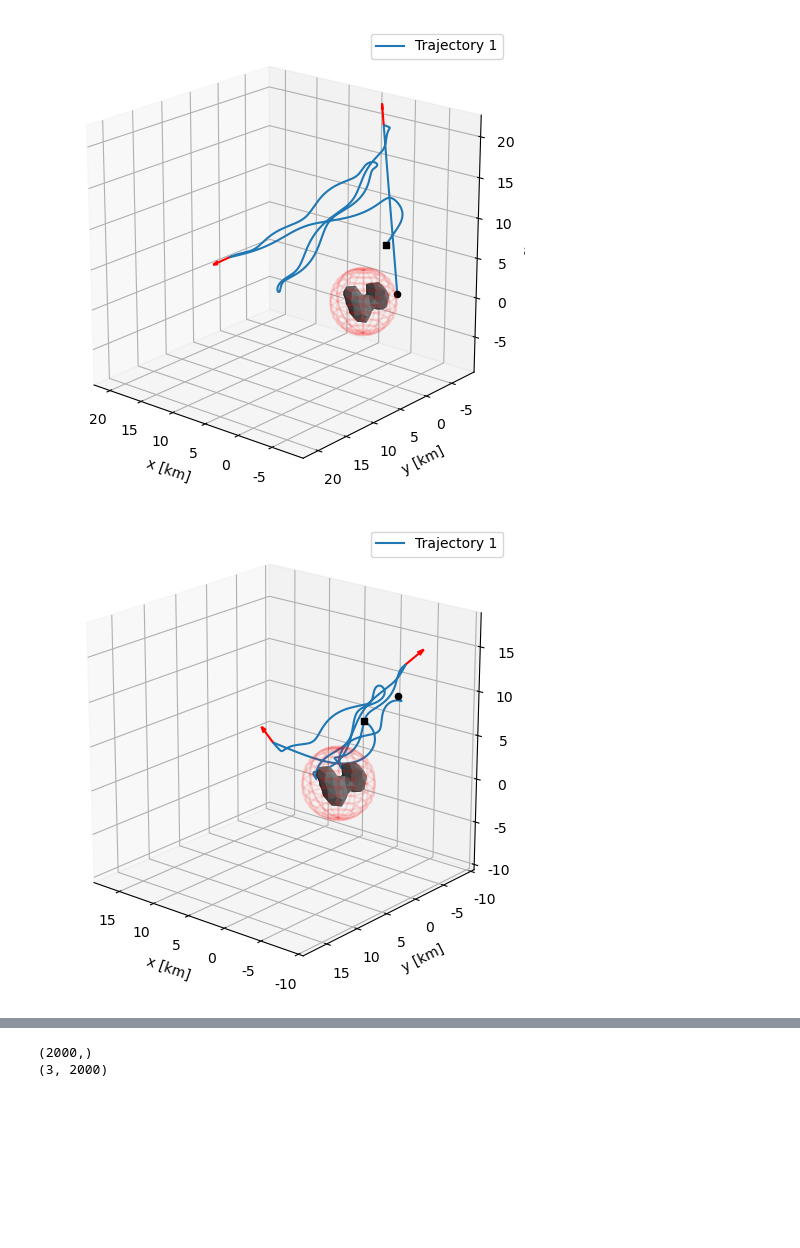
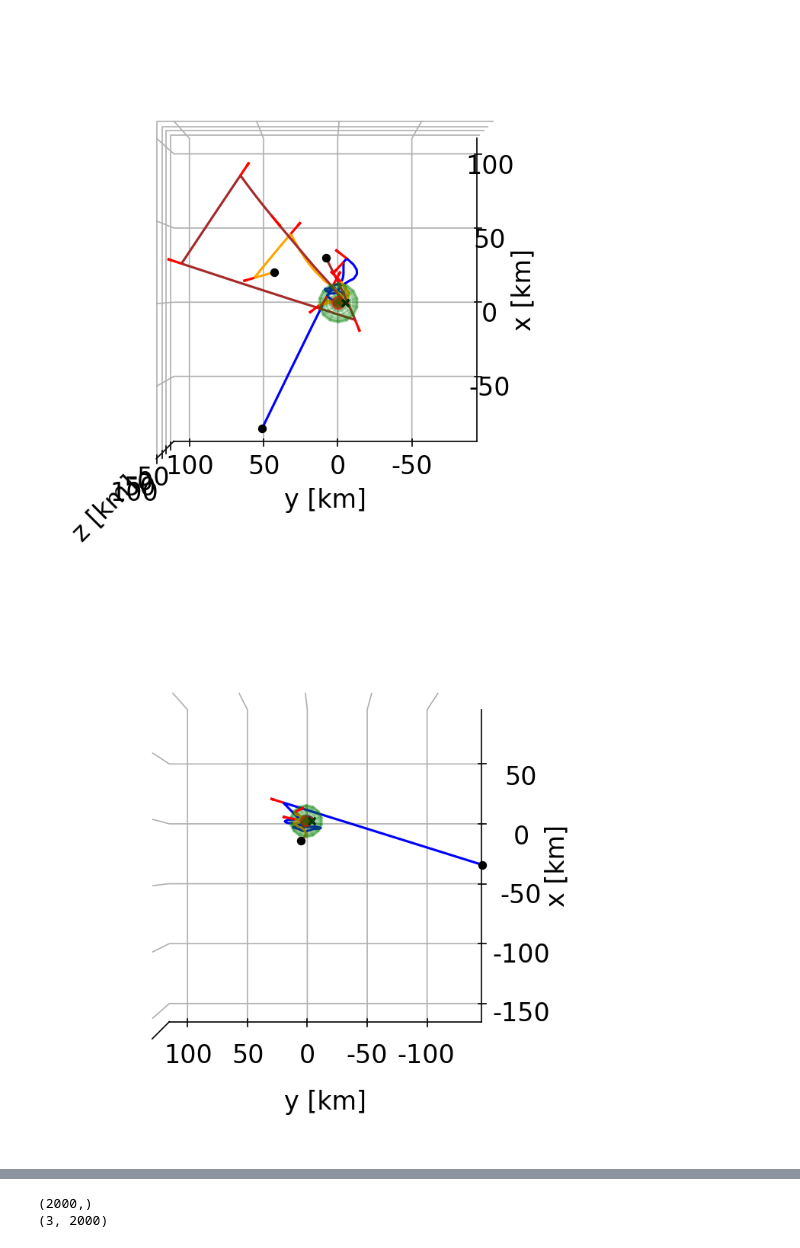
Before and after one commit to rasmusmarak/TOSS, a Jupyter notebook: plot_results.ipynb, the cells around one changed output, grey strips where cells are left out. Saved outputs shown, nothing was run; the diff lists cells and outputs as text; code cells hidden in the pictures; blank space fills up the shorter version.

```diff
--- a/plot_results.ipynb
+++ b/plot_results.ipynb
@@ -23,9 +24,6 @@ Using numpy backend
 # %%
 args = setup_parameters()
-x = np.genfromtxt('champion_x.csv', delimiter=',')
-
-args.problem.number_of_spacecrafts = 1
-args.problem.number_of_maneuvers = 2
+x = np.genfromtxt('final_champion_x.csv', delimiter=',')
 
 # Separate each chromosome representing an induvidual spacecraft:
 list_of_spacecrafts = np.array_split(x, args.problem.number_of_spacecrafts)
@@ -92,0 +152,30 @@ fitness:  0.020040686274509806
+# %%
+args.problem.number_of_spacecrafts = 4
+position_list =  np.array_split(positions,args.problem.number_of_spacecrafts, axis=1)
+maneuver_positions_list =  np.array_split(maneuver_positions,args.problem.number_of_spacecrafts, axis=1)
+maneuver_unit_vectors_list =  np.array_split(maneuver_unit_vectors,args.problem.number_of_spacecrafts, axis=1)
+
+# split arrays:
+#Spacecraft 1-2
+positions_spaceraft_one_and_two = np.hstack((position_list[0], position_list[1]))
+maneuver_positions_spaceraft_one_and_two = np.hstack((maneuver_positions_list[0], maneuver_positions_list[1]))
+maneuver_unit_vectors_one_and_two = np.hstack((maneuver_unit_vectors_list[0], maneuver_unit_vectors_list[1]))
+
+#Spacecraft 3-4
+positions_spaceraft_three_and_four = np.hstack((position_list[2], position_list[3]))
+maneuver_positions_spaceraft_three_and_four = np.hstack((maneuver_positions_list[2], maneuver_positions_list[3]))
+maneuver_unit_vectors_three_and_four = np.hstack((maneuver_unit_vectors_list[2], maneuver_unit_vectors_list[3]))
+
+args.problem.number_of_spacecrafts = 2
+# %%
+args.mesh.mesh_path = "3dmeshes/churyumov-gerasimenko.pk"
+
+# Create mesh of body:
+args.mesh.body, args.mesh.vertices, args.mesh.faces, args.mesh.largest_body_protuberant = create_mesh(args.mesh.mesh_path)
+print(args.mesh.vertices.shape)
+print(args.mesh.faces.shape)
+print(args.mesh.largest_body_protuberant)
+
+angle = [0,180]
+
+plot_UDP_3D(args, positions, maneuver_positions, maneuver_unit_vectors, True, False, False, False, False, angle, None)
@@ -93,9 +187,13 @@ fitness:  0.020040686274509806
 # %%
-plot_UDP(args, positions, maneuver_positions, maneuver_unit_vectors, True, True, True, True, False, [20,130], None)
+angle = [90,180]
+
+plot_UDP_3D(args, positions, maneuver_positions, maneuver_unit_vectors, True, True, True, True, False, angle, None)
 # %% [output]
-[figure, old version]
+[figure, new version]
 # %%
-# Plot trajetory
-plot_UDP(args, positions, maneuver_positions, maneuver_unit_vectors, True, True, True, True, False, [20,130], None)
+#angle = [0,180]
+angle = [90,180]
+
+plot_UDP_3D(args, positions_spaceraft_one_and_two, maneuver_positions_spaceraft_one_and_two, maneuver_unit_vectors_one_and_two, True, True, True, True, False, angle, None)
 # %% [output]
-[figure, old version]
+[figure, new version]
```
Also changed, not shown: parts of 11 cells of this notebook.
